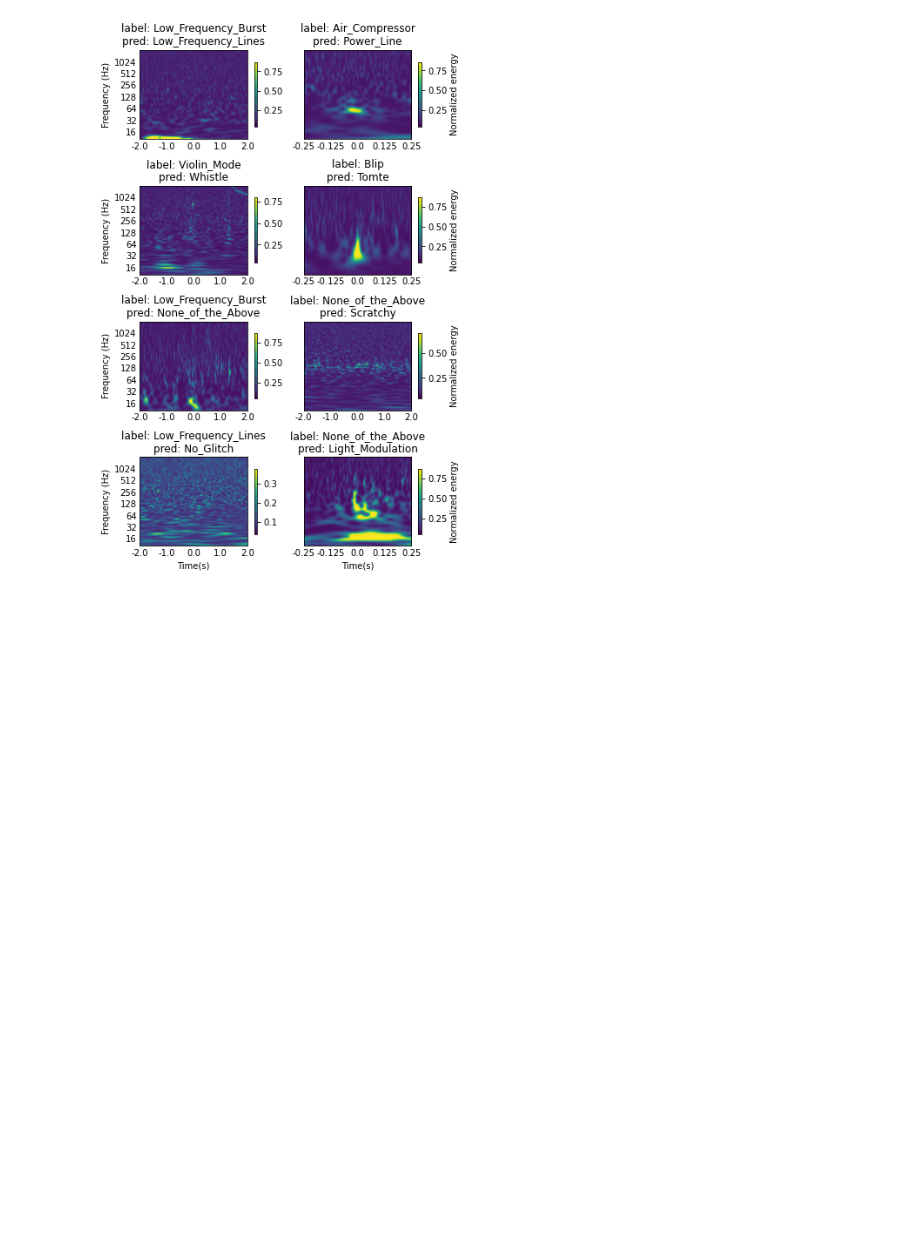
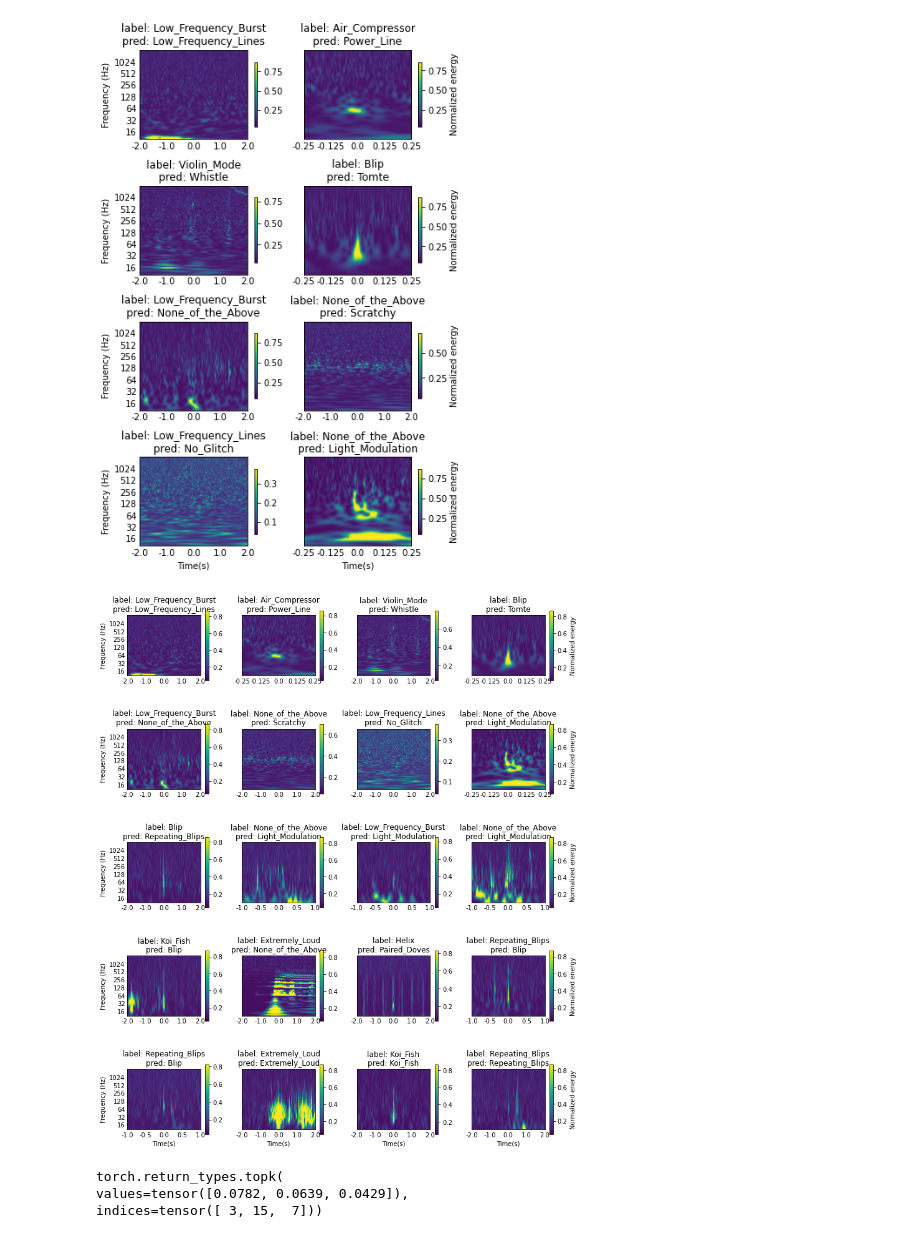
Before and after one commit to tttiago/GravitySpyClassifier, a Jupyter notebook: 15_baseline_final_eval.ipynb, the cells around one changed output. Saved outputs shown, nothing was run; the diff lists cells and outputs as text; code cells hidden in the pictures; blank space fills up the shorter version.

```diff
--- a/15_baseline_final_eval.ipynb
+++ b/15_baseline_final_eval.ipynb
@@ -64,4 +64,6 @@ interp = Interpretation.from_learner(learner)
 # %%
 channel_list = [2, 0, 2, 0,
                 2, 2, 2, 0,
-                2, 1, 1, 0]
+                2, 1, 1, 1,
+                2, 2, 2, 1,
+                1, 2, 2, 2]
@@ -88,2 +79,13 @@ fig.savefig('../figs/glitches/15_baseline_test_mislabeled_samples.png', dpi=300)
 # %% [output]
 [figure]
+# %%
+fig, ax = plot_top_losses_glitches(interp, learner, vocab=vocab,
+    y_preds=y_pred, channel_list=channel_list,
+    largest=True, nrows=5, ncols=4,
+    show_label=True, show_pred=True, show_loss=False,
+    figsize=(11, 13)
+)
+
+#fig.savefig('../figs/glitches/04_baseline_best_mislabeled_samples.png', dpi=300)
+# %% [output]
+[figure, new version]
@@ -89,0 +94,6 @@ fig.savefig('../figs/glitches/15_baseline_test_mislabeled_samples.png', dpi=300)
+# %%
+torch.topk(soft_preds[top_losses_indices[15]], k=3)
+# %% [output]
+torch.return_types.topk(
+values=tensor([0.0782, 0.0639, 0.0429]),
+indices=tensor([ 3, 15,  7]))
```
Also changed, not shown: parts of 12 cells of this notebook.
